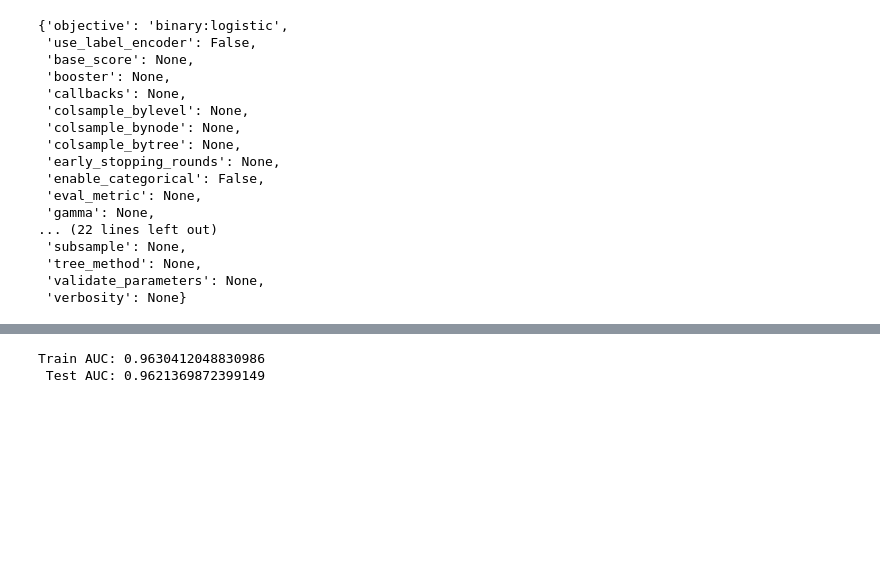
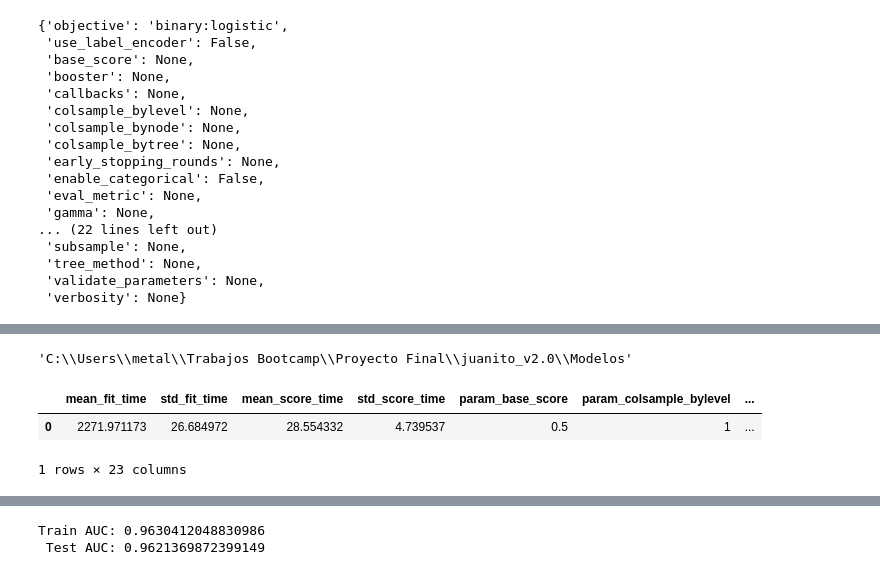
Before and after one commit to metalkutz/juanito_v2.0, a Jupyter notebook: mod_xgboost.ipynb, the cells around one changed output, grey strips where cells are left out. Saved outputs shown, nothing was run; the diff lists cells and outputs as text; code cells hidden in the pictures; blank space fills up the shorter version.

```diff
--- a/mod_xgboost.ipynb
+++ b/mod_xgboost.ipynb
@@ -89,0 +160,4 @@ Fitting 2 folds for each of 1 candidates, totalling 2 fits
+# %%
+os.getcwd()
+# %% [output]
+'C:\\Users\\metal\\Trabajos Bootcamp\\Proyecto Final\\juanito_v2.0\\Modelos'
@@ -89,0 +169,8 @@ Fitting 2 folds for each of 1 candidates, totalling 2 fits
+# %%
+results_cv=model_result_xgboost.cv_results_
+results=pd.DataFrame(results_cv)
+results.head()
+# %% [output]
+|  | mean_fit_time | std_fit_time | mean_score_time | std_score_time | param_base_score | param_colsample_bylevel | ... |
+| 0 | 2271.971173 | 26.684972 | 28.554332 | 4.739537 | 0.5 | 1 | ... |
+1 rows × 23 columns
```
Also changed, not shown: parts of 18 cells of this notebook, 1 other file.
